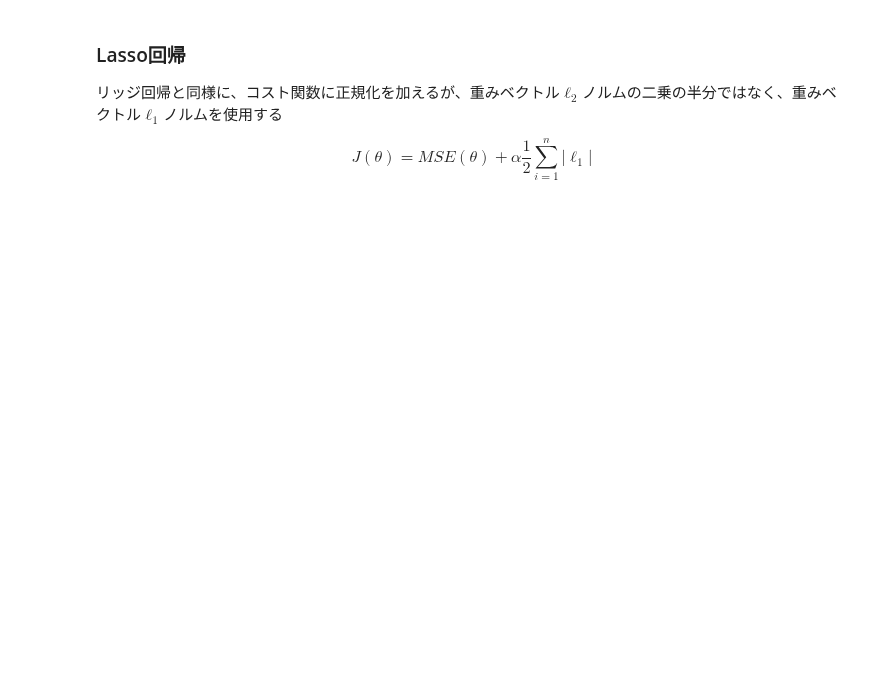
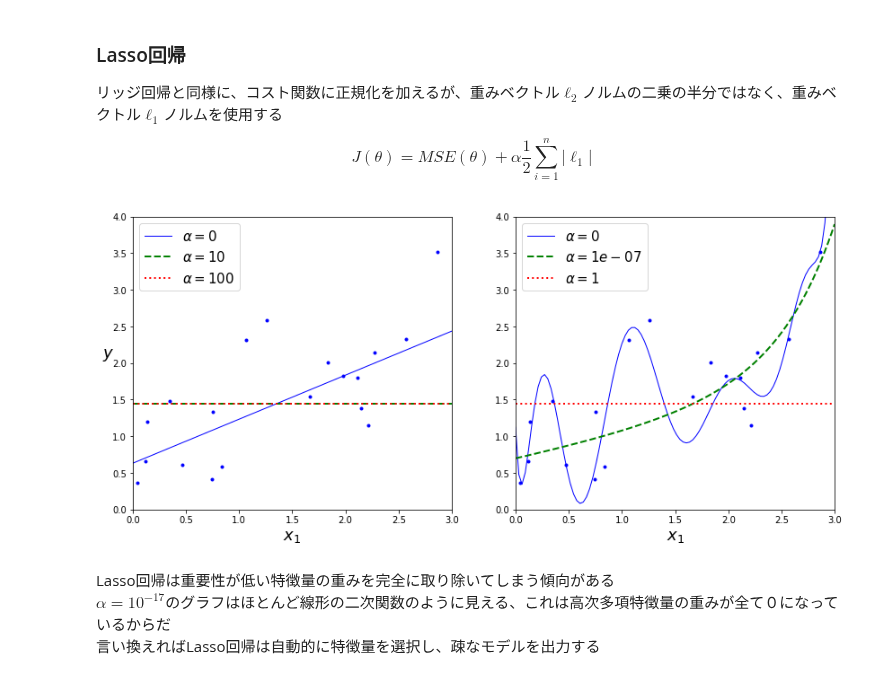
Before and after one commit to thimi0412/sklearn-tensor, a Jupyter notebook: 4.ipynb, the cells around one changed output. Saved outputs shown, nothing was run; the diff lists cells and outputs as text; code cells hidden in the pictures; blank space fills up the shorter version.

```diff
--- a/4.ipynb
+++ b/4.ipynb
@@ -453,3 +453,20 @@ array([1.49838626])
 \begin{equation}
 J(\theta) = MSE(\theta) + \alpha\frac{1}{2}\sum_{i=1}^{n} | \ell_1 |
 \end{equation}
+# %%
+from sklearn.linear_model import Lasso
+
+plt.figure(figsize=(14, 6))
+plt.subplot(121)
+plot_model(Lasso, polynomial=False, alphas=(0, 10, 100))
+plt.ylabel("$y$", rotation=0, fontsize=18)
+plt.subplot(122)
+plot_model(Lasso, polynomial=True, alphas=(0, 10**-7, 1),  tol=1)
+
+plt.show()
+# %% [output]
+[figure, added]
+# %% [markdown]
+Lasso回帰は重要性が低い特徴量の重みを完全に取り除いてしまう傾向がある
+$\alpha = 10^{-17}$のグラフはほとんど線形の二次関数のように見える、これは高次多項特徴量の重みが全て０になっているからだ
+言い換えればLasso回帰は自動的に特徴量を選択し、疎なモデルを出力する
```
Also changed, not shown: parts of 3 cells of this notebook.
